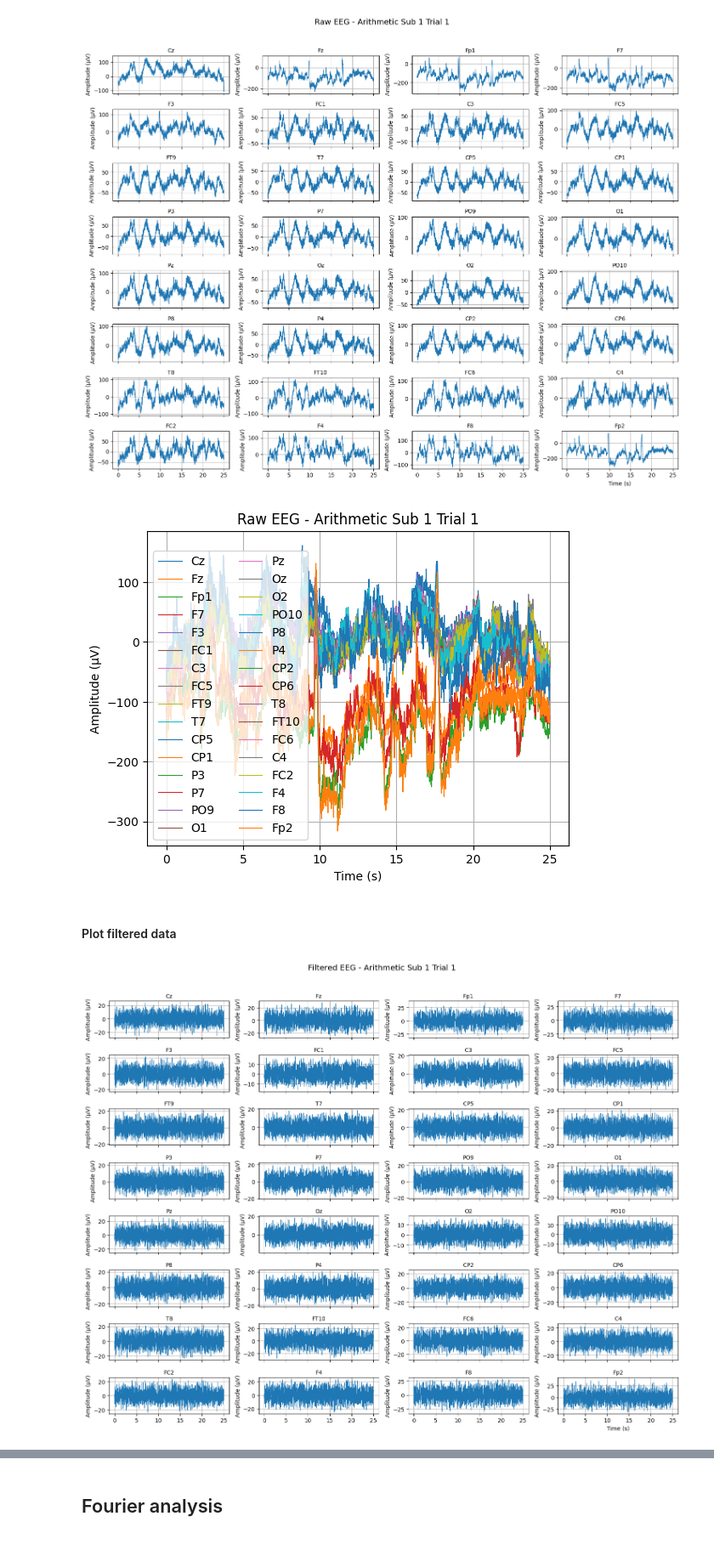
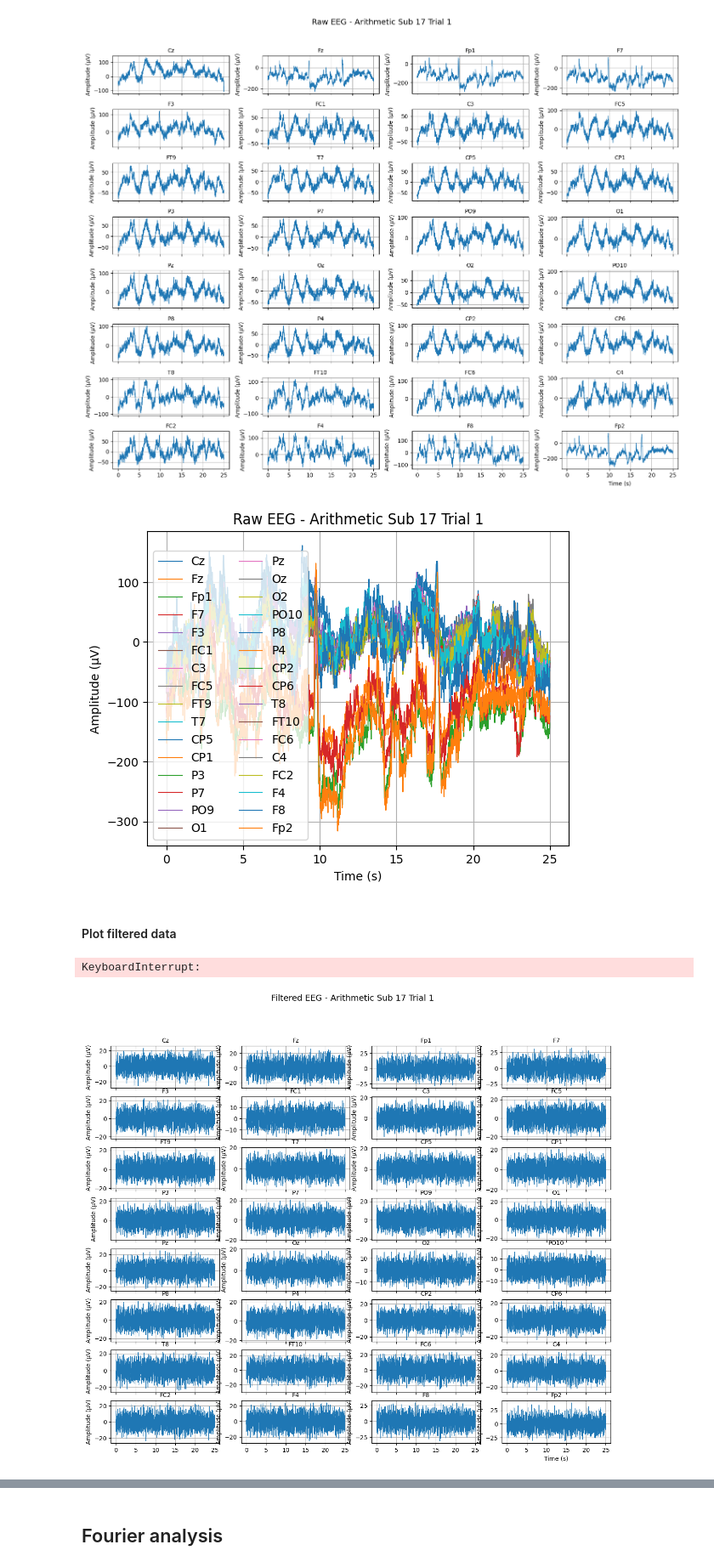
Before and after one commit to gaspachoo/EEG-Based-Stress-Recognition-Using-Neural-Networks, a Jupyter notebook: data_analysis.ipynb, the cells around one changed output, grey strips where cells are left out. Shown at 85% size. Saved outputs shown, nothing was run; the diff lists cells and outputs as text; code cells hidden in the pictures.

Commit message:
minor edits to data analysis

```diff
--- a/data_analysis.ipynb
+++ b/data_analysis.ipynb
@@ -30,11 +30,11 @@ n_channels = 32
 # %% [markdown]
 ##### Load EEG data
 # %%
-R_Arithmetic_sub_1_trial1 = loadmat('./Data/raw_data/Arithmetic_sub_17_trial1.mat')
-R_Arithmetic_sub_1_trial1 = R_Arithmetic_sub_1_trial1['Data']
+R_Arithmetic_sub_17_trial1 = loadmat('./Data/raw_data/Arithmetic_sub_17_trial1.mat')
+R_Arithmetic_sub_17_trial1 = R_Arithmetic_sub_17_trial1['Data']
 
-F_Arithmetic_sub_1_trial1 = loadmat('./Data/filtered_data/Arithmetic_sub_17_trial1.mat')
-F_Arithmetic_sub_1_trial1 = F_Arithmetic_sub_1_trial1['Clean_data']
+F_Arithmetic_sub_17_trial1 = loadmat('./Data/filtered_data/Arithmetic_sub_17_trial1.mat')
+F_Arithmetic_sub_17_trial1 = F_Arithmetic_sub_17_trial1['Clean_data']
 # %% [markdown]
 ## Time plotting
 # %% [markdown]
@@ -42,12 +42,12 @@ F_Arithmetic_sub_1_trial1 = F_Arithmetic_sub_1_trial1['Clean_data']
 # %%
 # Plot them
 fig, axes = plt.subplots(8, 4, figsize=(15, 12), sharex=True)
-fig.suptitle("Raw EEG - Arithmetic Sub 1 Trial 1", fontsize=14)
+fig.suptitle("Raw EEG - Arithmetic Sub 17 Trial 1", fontsize=14)
 
 
 for i, ax in enumerate(axes.flat):
     if i < n_channels:
-        ax.plot(time, R_Arithmetic_sub_1_trial1[i, :], linewidth=0.8)
+        ax.plot(time, R_Arithmetic_sub_17_trial1[i, :], linewidth=0.8)
         ax.set_title(electrode_names[i], fontsize=10)
         ax.set_ylabel("Amplitude (µV)")
         ax.grid(True)
@@ -60,41 +60,42 @@ plt.show()
 [figure]
 # %%
 sampling_rate = 128
-time = np.linspace(0, 25, R_Arithmetic_sub_1_trial1.shape[1])
+time = np.linspace(0, 25, R_Arithmetic_sub_17_trial1.shape[1])
 
 # Plot them
 
 for i in range(32):
-    plt.plot(time, R_Arithmetic_sub_1_trial1[i, :], linewidth=0.8,label=electrode_names[i])
+    plt.plot(time, R_Arithmetic_sub_17_trial1[i, :], linewidth=0.8,label=electrode_names[i])
 
 plt.legend(ncol=2)
 plt.ylabel("Amplitude (µV)")
 plt.grid(True)
 plt.xlabel("Time (s)")
-plt.title("Raw EEG - Arithmetic Sub 1 Trial 1")
+plt.title("Raw EEG - Arithmetic Sub 17 Trial 1")
 plt.show()
 # %% [output]
-[figure, old version]
+[figure, new version]
 # %% [markdown]
 #### Plot filtered data
 # %%
 # Plot them
 fig, axes = plt.subplots(8, 4, figsize=(15, 12), sharex=True)
-fig.suptitle("Filtered EEG - Arithmetic Sub 1 Trial 1", fontsize=14)
+fig.suptitle("Filtered EEG - Arithmetic Sub 17 Trial 1", fontsize=14)
 
 
 for i, ax in enumerate(axes.flat):
     if i < n_channels:
-        ax.plot(time, F_Arithmetic_sub_1_trial1[i, :], linewidth=0.8)
+        ax.plot(time, F_Arithmetic_sub_17_trial1[i, :], linewidth=0.8)
         ax.set_title(electrode_names[i], fontsize=10)
         ax.set_ylabel("Amplitude (µV)")
         ax.grid(True)
 
 # Display
 plt.xlabel("Time (s)")
 plt.tight_layout(rect=[0, 0, 1, 0.96])
 plt.show()
 # %% [output]
+KeyboardInterrupt:
-[figure, old version]
+[figure, new version]
 # %%
 sampling_rate = 128
```
Also changed, not shown: parts of 4 cells of this notebook.
